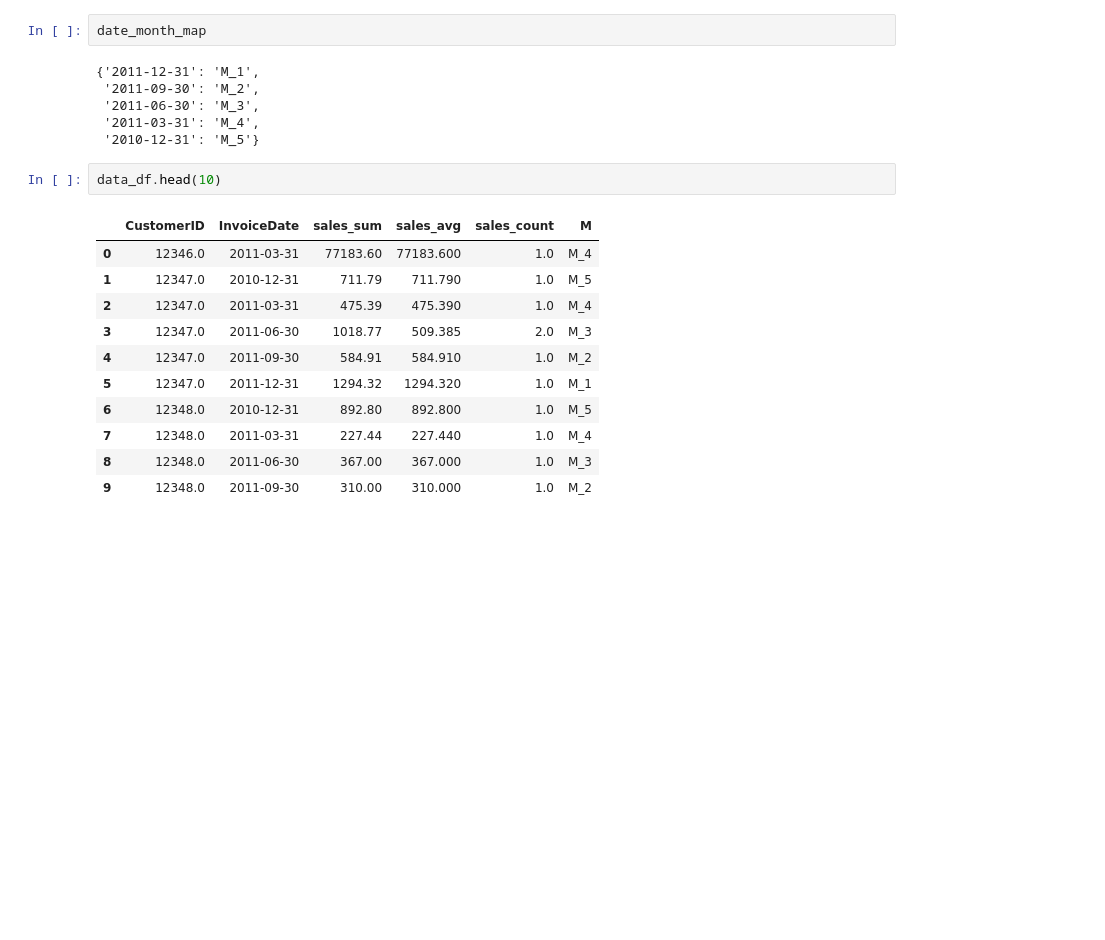
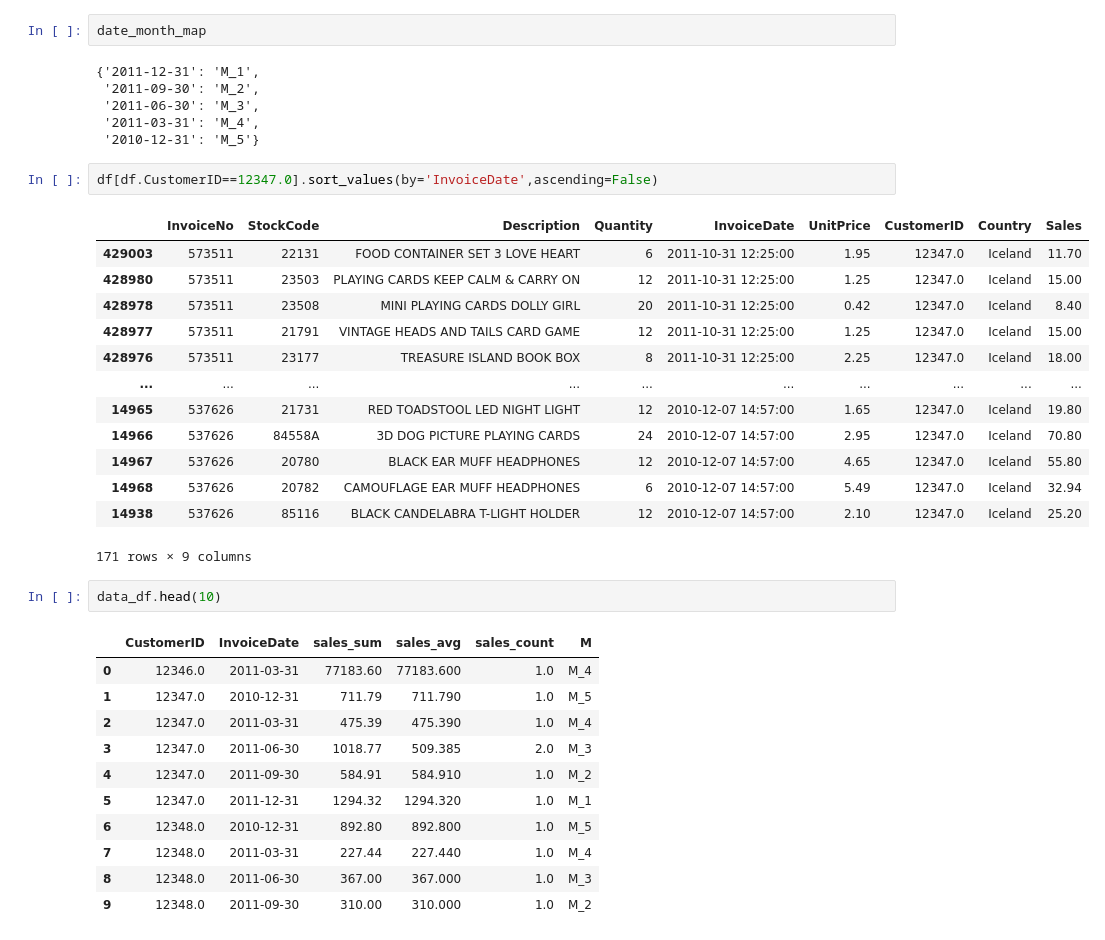
Before and after one commit to devBorbot/Hands-On-Data-Science-for-Marketing, a Jupyter notebook: Chapter09/python/CustomerLifetimeValue.ipynb, the cells around one changed output. Saved outputs shown, nothing was run; the diff lists cells and outputs as text; blank space fills up the shorter version.

```diff
--- a/Chapter09/python/CustomerLifetimeValue.ipynb
+++ b/Chapter09/python/CustomerLifetimeValue.ipynb
@@ -314,6 +318,22 @@ date_month_map
  '2011-06-30': 'M_3',
  '2011-03-31': 'M_4',
  '2010-12-31': 'M_5'}
+# %%
+df[df.CustomerID==12347.0].sort_values(by='InvoiceDate',ascending=False)
+# %% [output]
+|  | InvoiceNo | StockCode | Description | Quantity | InvoiceDate | UnitPrice | CustomerID | Country | Sales |
+| 429003 | 573511 | 22131 | FOOD CONTAINER SET 3 LOVE HEART | 6 | 2011-10-31 12:25:00 | 1.95 | 12347.0 | Iceland | 11.70 |
+| 428980 | 573511 | 23503 | PLAYING CARDS KEEP CALM & CARRY ON | 12 | 2011-10-31 12:25:00 | 1.25 | 12347.0 | Iceland | 15.00 |
+| 428978 | 573511 | 23508 | MINI PLAYING CARDS DOLLY GIRL | 20 | 2011-10-31 12:25:00 | 0.42 | 12347.0 | Iceland | 8.40 |
+| 428977 | 573511 | 21791 | VINTAGE HEADS AND TAILS CARD GAME | 12 | 2011-10-31 12:25:00 | 1.25 | 12347.0 | Iceland | 15.00 |
+| 428976 | 573511 | 23177 | TREASURE ISLAND BOOK BOX | 8 | 2011-10-31 12:25:00 | 2.25 | 12347.0 | Iceland | 18.00 |
+| ... | ... | ... | ... | ... | ... | ... | ... | ... | ... |
+| 14965 | 537626 | 21731 | RED TOADSTOOL LED NIGHT LIGHT | 12 | 2010-12-07 14:57:00 | 1.65 | 12347.0 | Iceland | 19.80 |
+| 14966 | 537626 | 84558A | 3D DOG PICTURE PLAYING CARDS | 24 | 2010-12-07 14:57:00 | 2.95 | 12347.0 | Iceland | 70.80 |
+| 14967 | 537626 | 20780 | BLACK EAR MUFF HEADPHONES | 12 | 2010-12-07 14:57:00 | 4.65 | 12347.0 | Iceland | 55.80 |
+| 14968 | 537626 | 20782 | CAMOUFLAGE EAR MUFF HEADPHONES | 6 | 2010-12-07 14:57:00 | 5.49 | 12347.0 | Iceland | 32.94 |
+| 14938 | 537626 | 85116 | BLACK CANDELABRA T-LIGHT HOLDER | 12 | 2010-12-07 14:57:00 | 2.10 | 12347.0 | Iceland | 25.20 |
+171 rows × 9 columns
 # %%
 data_df.head(10)
 # %% [output]
```
Also changed, not shown: parts of 2 cells of this notebook.
